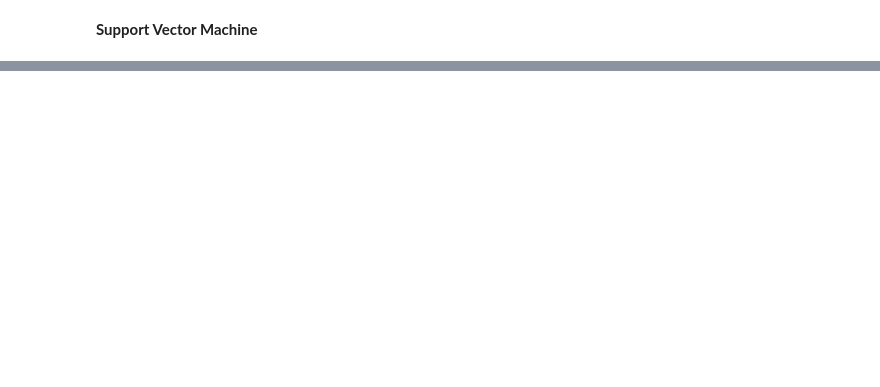
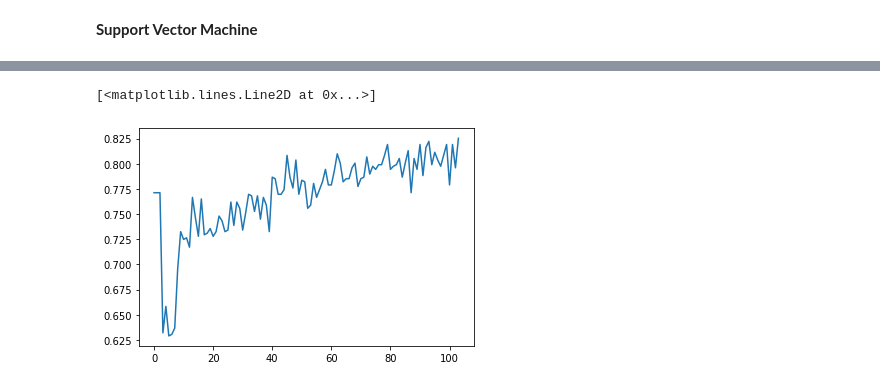
Before and after one commit to jonwiseman/DraftSense, a Jupyter notebook: Notebooks/Gensim Sentence Embedding.ipynb, the cells around one changed output, grey strips where cells are left out. Cells and saved outputs as stored; diff of their text form; code cells hidden in the pictures; blank space fills up the shorter version.

Commit message:
Finished model creation

```diff
--- a/Notebooks/Gensim Sentence Embedding.ipynb
+++ b/Notebooks/Gensim Sentence Embedding.ipynb
@@ -266,0 +230,42 @@ KeyboardInterrupt:
+# %%
+performances = []
+# %%
+for i in range(1, 100):
+    model = gensim.models.doc2vec.Doc2Vec(dm=0, vector_size=i, min_count=2, epochs=100)
+    model.build_vocab(tagged_data)
+    model.train(tagged_data, total_examples=model.corpus_count, epochs=model.epochs)
+    doc_vectors = []
+    for j in range(0, len(tagged_data)):
+        doc_vectors.append(model[str(j)])
+
+    doc_vectors = np.array(doc_vectors)
+    scaler = StandardScaler()
+    doc_scaled = scaler.fit_transform(doc_vectors)
+
+    df = pd.DataFrame(doc_scaled)
+    df['label'] = np.array(comments[:, 1], dtype=int)
+
+    sampled_df = pd.concat([df[df['label'] == 2].sample(n=1616), df[df['label'] == 1]])
+    X = sampled_df.drop('label', axis=1)
+    y = sampled_df['label']
+
+    X_train, X_test, y_train, y_test = train_test_split(X, y, test_size=0.20, random_state=101)
+
+    log = LogisticRegression()
+    log.fit(X_train, y_train)
+
+    nb = GaussianNB()
+    nb.fit(X_train, y_train)
+
+    forest = RandomForestClassifier()
+    forest.fit(X_train, y_train)
+
+    svc = SVC()
+    svc.fit(X_train, y_train)
+
+    performances.append([accuracy_score(y_test, log.predict(X_test)),
+                         accuracy_score(y_test, nb.predict(X_test)),
+                         accuracy_score(y_test, forest.predict(X_test)),
+                         accuracy_score(y_test, svc.predict(X_test))])
+
+    print(f'Vector size: {i}\nBest performance: {max(performances[i-1])}\n\n')
@@ -266,0 +298,5 @@ KeyboardInterrupt:
+# %%
+plt.plot(np.array(performances)[:, 0])
+# %% [output]
+[<matplotlib.lines.Line2D at 0x...>]
+[figure, added]
```
Also changed, not shown: parts of 18 cells of this notebook, 20 other files.
